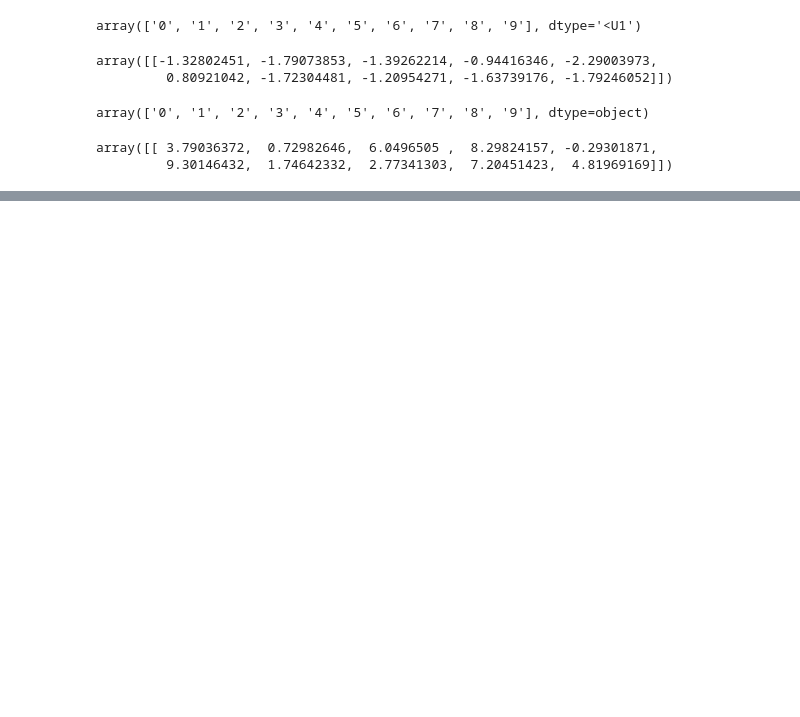
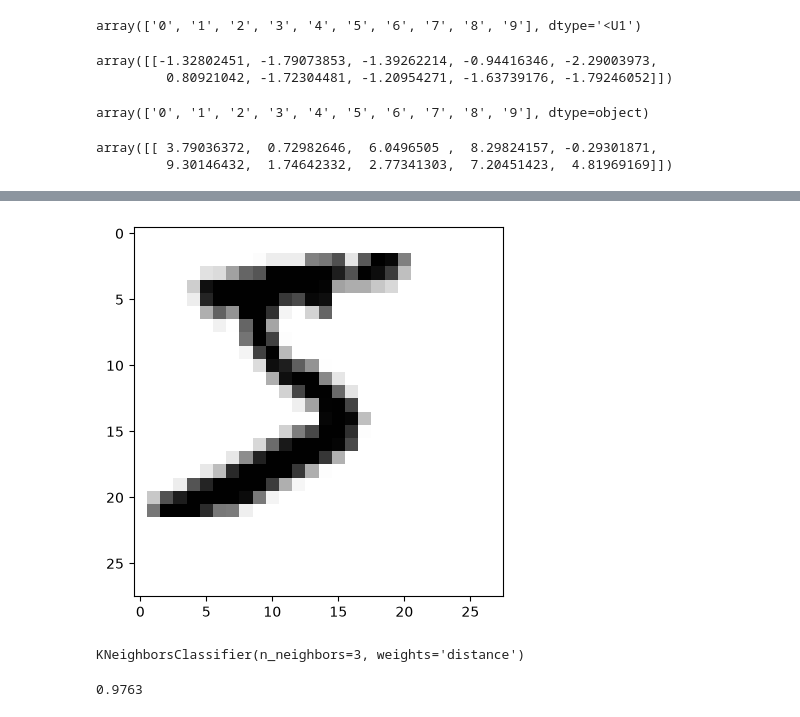
Before and after one commit to asrevo-applied-ml/basic-ml, a Jupyter notebook: classifications.ipynb, the cells around one changed output, grey strips where cells are left out. Drawn from its saved outputs; the diff is of its cells as text; code cells hidden in the pictures; blank space fills up the shorter version.

```diff
--- a/classifications.ipynb
+++ b/classifications.ipynb
@@ -238,0 +327,9 @@ array([[ 3.79036372,  0.72982646,  6.0496505 ,  8.29824157, -0.29301871,
+# %%
+def shift_image(image, dx, dy):
+    image = image.reshape((28, 28))
+    shifted_image = shift(image, [dy, dx], cval=0, mode="constant")
+    return shifted_image.reshape([-1])
+# %%
+show_img(shift_image(data[0], -3, -3))
+# %% [output]
+[figure, added]
@@ -238,0 +341,5 @@ array([[ 3.79036372,  0.72982646,  6.0496505 ,  8.29824157, -0.29301871,
+# %%
+cls=KNeighborsClassifier(**grid_search.best_params_)
+cls.fit(x_train_merged, y_train_merged)
+# %% [output]
+KNeighborsClassifier(n_neighbors=3, weights='distance')
@@ -238,0 +348,4 @@ array([[ 3.79036372,  0.72982646,  6.0496505 ,  8.29824157, -0.29301871,
+# %%
+accuracy_score(y_test, y_test_predict)
+# %% [output]
+0.9763
```
Also changed, not shown: parts of 27 cells of this notebook.
